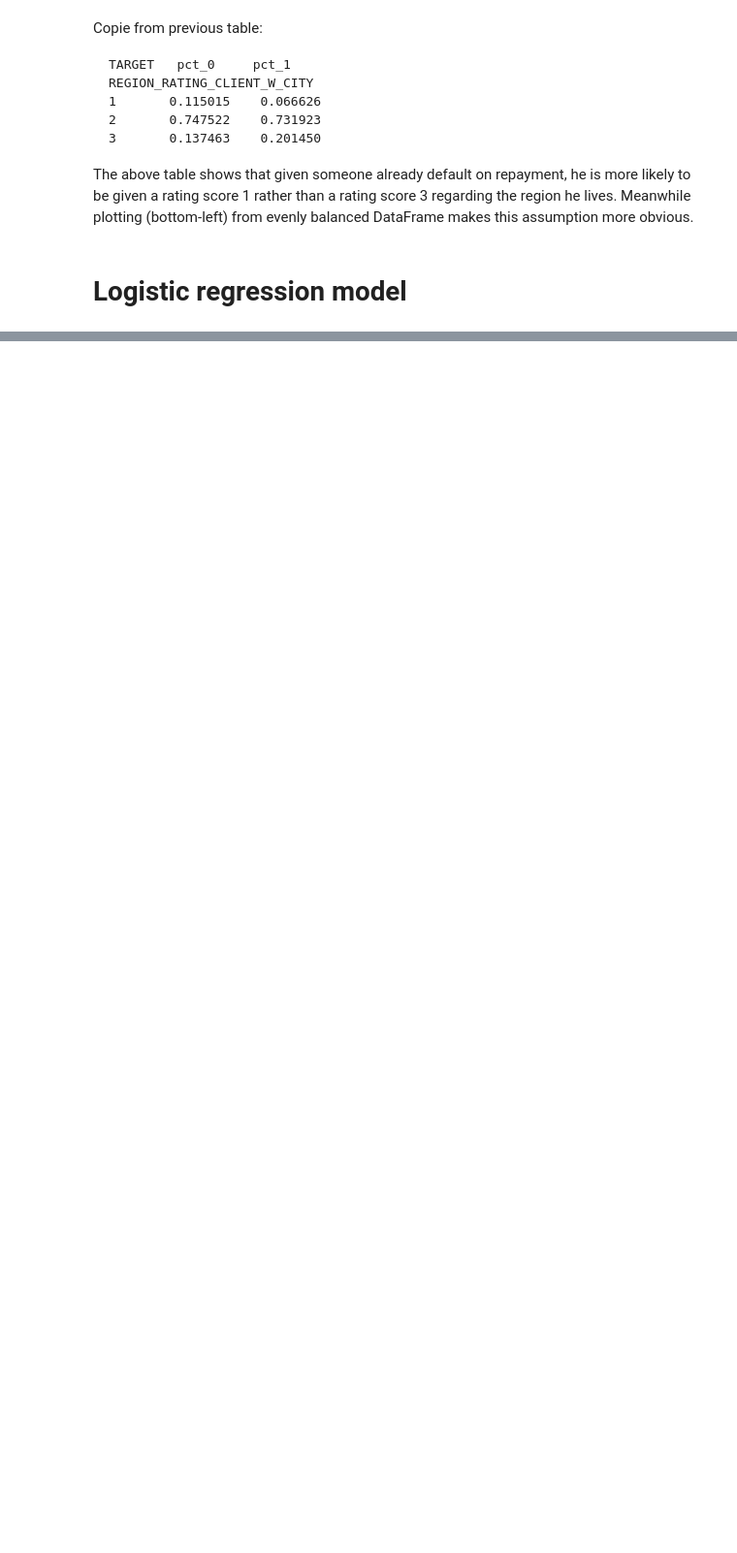
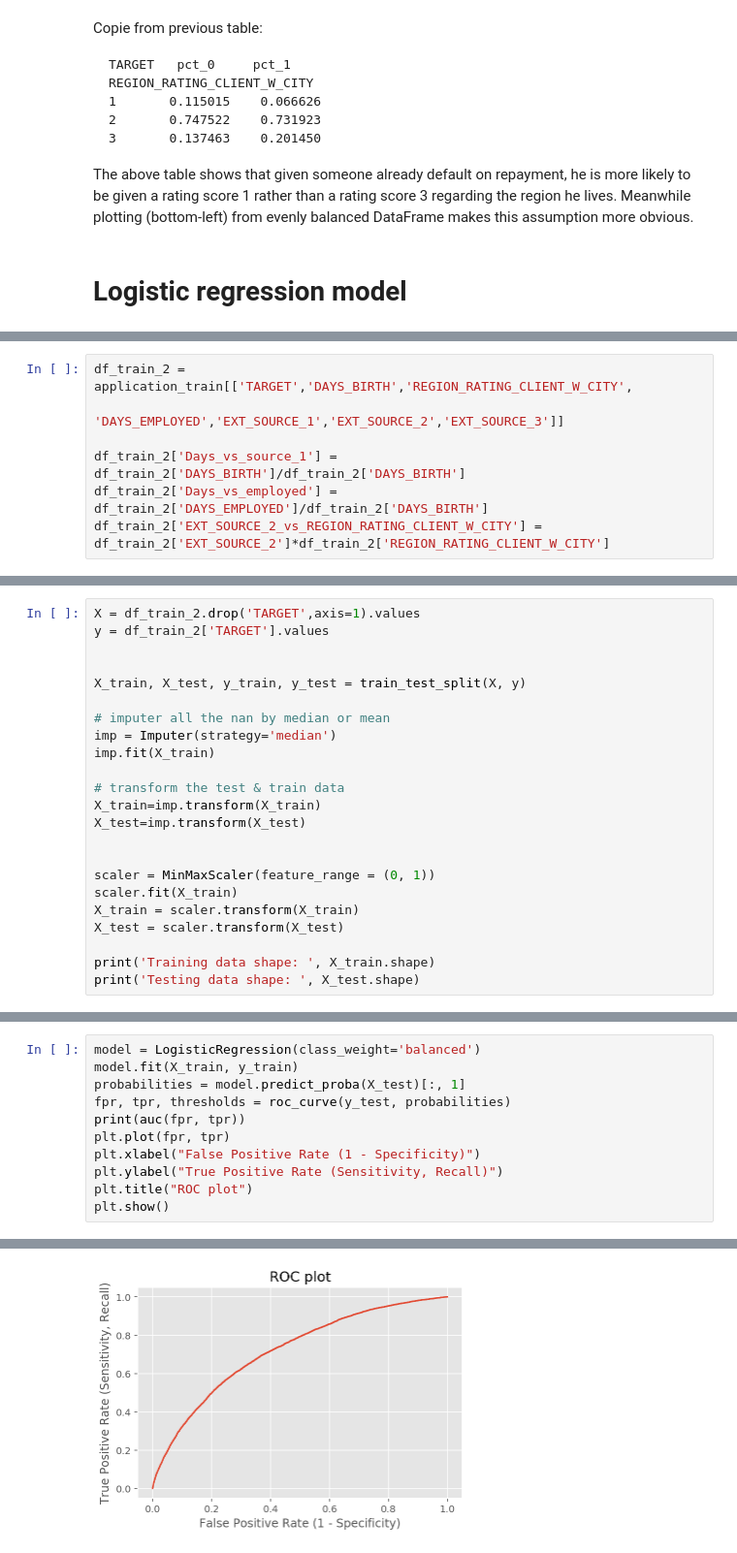
Before and after one commit to gukun770/Home-Credit, a Jupyter notebook: Home Credit Default Risk.ipynb, the cells around one changed output, grey strips where cells are left out. Shown at 97% size. Saved outputs shown, nothing was run; the diff lists cells and outputs as text; blank space fills up the shorter version.

```diff
--- a/Home Credit Default Risk.ipynb
+++ b/Home Credit Default Risk.ipynb
@@ -593,0 +676,7 @@ df_train_1.head()
+# %%
+df_train_2 = application_train[['TARGET','DAYS_BIRTH','REGION_RATING_CLIENT_W_CITY',
+                              'DAYS_EMPLOYED','EXT_SOURCE_1','EXT_SOURCE_2','EXT_SOURCE_3']]
+
+df_train_2['Days_vs_source_1'] = df_train_2['DAYS_BIRTH']/df_train_2['DAYS_BIRTH']
+df_train_2['Days_vs_employed'] = df_train_2['DAYS_EMPLOYED']/df_train_2['DAYS_BIRTH']
+df_train_2['EXT_SOURCE_2_vs_REGION_RATING_CLIENT_W_CITY'] = df_train_2['EXT_SOURCE_2']*df_train_2['REGION_RATING_CLIENT_W_CITY']
@@ -593,0 +698,23 @@ df_train_1.head()
+# %%
+X = df_train_2.drop('TARGET',axis=1).values
+y = df_train_2['TARGET'].values
+
+
+X_train, X_test, y_train, y_test = train_test_split(X, y)
+
+# imputer all the nan by median or mean
+imp = Imputer(strategy='median')
+imp.fit(X_train)
+
+# transform the test & train data
+X_train=imp.transform(X_train)
+X_test=imp.transform(X_test)
+
+
+scaler = MinMaxScaler(feature_range = (0, 1))
+scaler.fit(X_train)
+X_train = scaler.transform(X_train)
+X_test = scaler.transform(X_test)
+
+print('Training data shape: ', X_train.shape)
+print('Testing data shape: ', X_test.shape)
@@ -593,0 +759,12 @@ df_train_1.head()
+# %%
+model = LogisticRegression(class_weight='balanced')
+model.fit(X_train, y_train)
+probabilities = model.predict_proba(X_test)[:, 1]
+fpr, tpr, thresholds = roc_curve(y_test, probabilities)
+print(auc(fpr, tpr))
+plt.plot(fpr, tpr)
+plt.xlabel("False Positive Rate (1 - Specificity)")
+plt.ylabel("True Positive Rate (Sensitivity, Recall)")
+plt.title("ROC plot")
+plt.show()
+# %% [output]
@@ -593,0 +772 @@ df_train_1.head()
+[figure, added]
```
Also changed, not shown: parts of 63 cells of this notebook, 1 other file.
